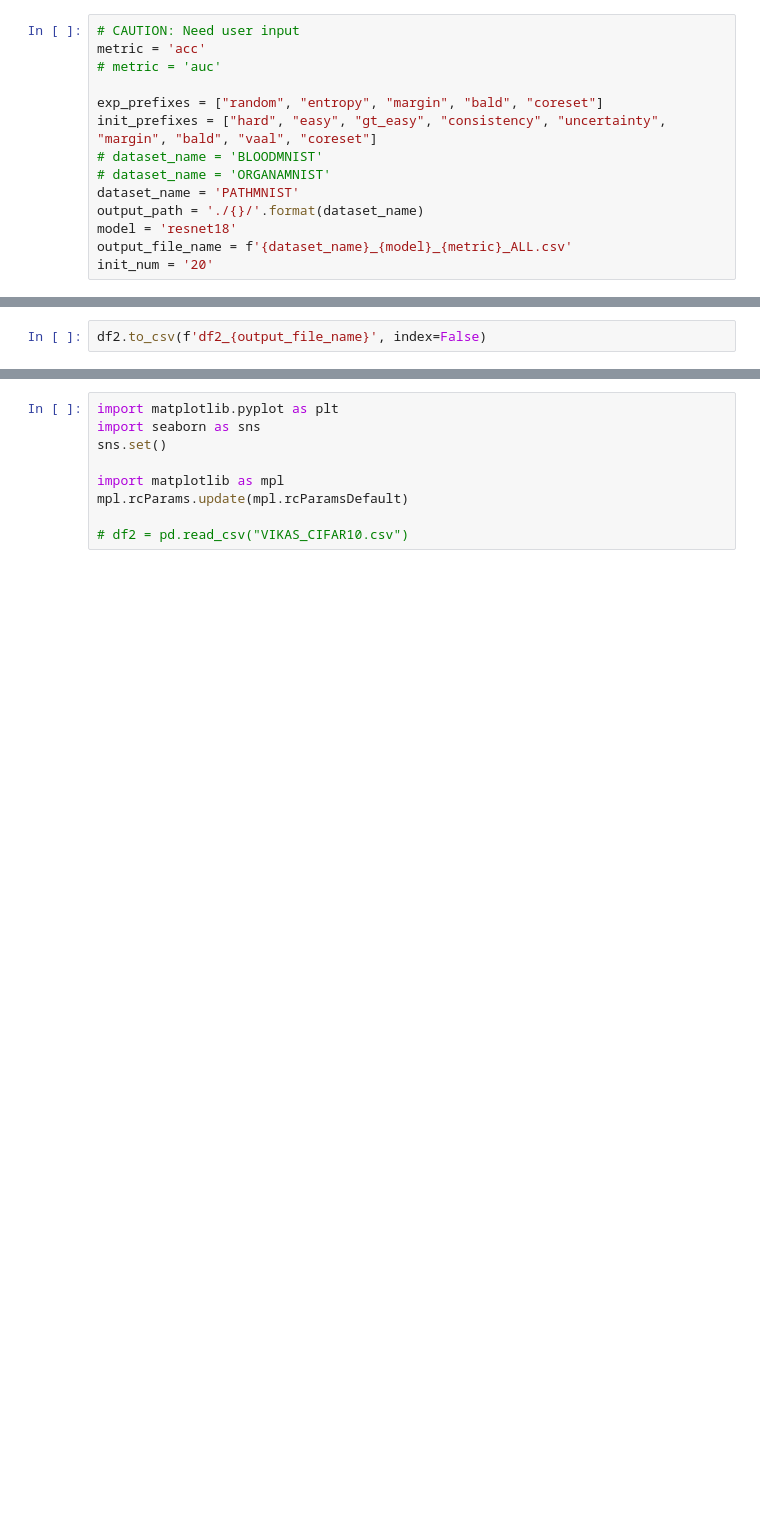
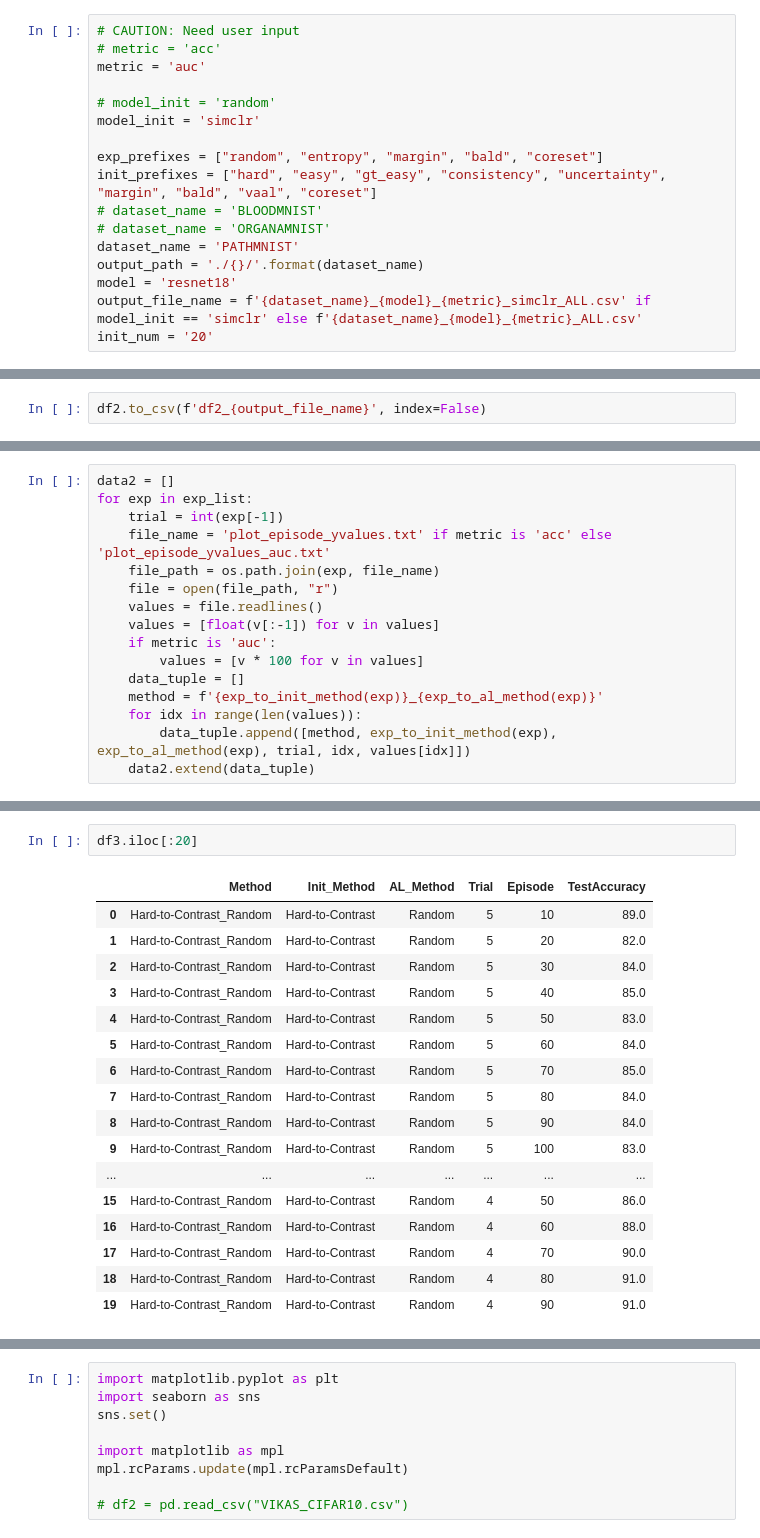
Before and after one commit to c-liangyu/init-pools-dal, a Jupyter notebook: output/CIFAR10_results.ipynb, the cells around one changed output, grey strips where cells are left out. Cells and saved outputs as stored; diff of their text form; blank space fills up the shorter version.

```diff
--- a/output/CIFAR10_results.ipynb
+++ b/output/CIFAR10_results.ipynb
@@ -6,8 +6,11 @@ import numpy as np
 import pandas as pd
 # %%
 # CAUTION: Need user input
-metric = 'acc'
-# metric = 'auc'
+# metric = 'acc'
+metric = 'auc'
+
+# model_init = 'random'
+model_init = 'simclr'
 
 exp_prefixes = ["random", "entropy", "margin", "bald", "coreset"]
 init_prefixes = ["hard", "easy", "gt_easy", "consistency", "uncertainty", "margin", "bald", "vaal", "coreset"]
@@ -16,7 +19,7 @@ init_prefixes = ["hard", "easy", "gt_easy", "consistency", "uncertainty", "margi
 dataset_name = 'PATHMNIST'
 output_path = './{}/'.format(dataset_name)
 model = 'resnet18'
-output_file_name = f'{dataset_name}_{model}_{metric}_ALL.csv'
+output_file_name = f'{dataset_name}_{model}_{metric}_simclr_ALL.csv' if model_init == 'simclr' else f'{dataset_name}_{model}_{metric}_ALL.csv'
 init_num = '20'
 # %%
 exp_list = []
@@ -115,0 +160,16 @@ df2
+# %%
+data2 = []
+for exp in exp_list:
+    trial = int(exp[-1])
+    file_name = 'plot_episode_yvalues.txt' if metric is 'acc' else 'plot_episode_yvalues_auc.txt'
+    file_path = os.path.join(exp, file_name)
+    file = open(file_path, "r")
+    values = file.readlines()
+    values = [float(v[:-1]) for v in values]
+    if metric is 'auc':
+        values = [v * 100 for v in values]
+    data_tuple = []
+    method = f'{exp_to_init_method(exp)}_{exp_to_al_method(exp)}'
+    for idx in range(len(values)):
+        data_tuple.append([method, exp_to_init_method(exp), exp_to_al_method(exp), trial, idx, values[idx]])
+    data2.extend(data_tuple)
@@ -115,0 +179,20 @@ df2
+# %%
+df3.iloc[:20]
+# %% [output]
+|  | Method | Init_Method | AL_Method | Trial | Episode | TestAccuracy |
+| 0 | Hard-to-Contrast_Random | Hard-to-Contrast | Random | 5 | 10 | 89.0 |
+| 1 | Hard-to-Contrast_Random | Hard-to-Contrast | Random | 5 | 20 | 82.0 |
+| 2 | Hard-to-Contrast_Random | Hard-to-Contrast | Random | 5 | 30 | 84.0 |
+| 3 | Hard-to-Contrast_Random | Hard-to-Contrast | Random | 5 | 40 | 85.0 |
+| 4 | Hard-to-Contrast_Random | Hard-to-Contrast | Random | 5 | 50 | 83.0 |
+| 5 | Hard-to-Contrast_Random | Hard-to-Contrast | Random | 5 | 60 | 84.0 |
+| 6 | Hard-to-Contrast_Random | Hard-to-Contrast | Random | 5 | 70 | 85.0 |
+| 7 | Hard-to-Contrast_Random | Hard-to-Contrast | Random | 5 | 80 | 84.0 |
+| 8 | Hard-to-Contrast_Random | Hard-to-Contrast | Random | 5 | 90 | 84.0 |
+| 9 | Hard-to-Contrast_Random | Hard-to-Contrast | Random | 5 | 100 | 83.0 |
+| ... | ... | ... | ... | ... | ... | ... |
+| 15 | Hard-to-Contrast_Random | Hard-to-Contrast | Random | 4 | 50 | 86.0 |
+| 16 | Hard-to-Contrast_Random | Hard-to-Contrast | Random | 4 | 60 | 88.0 |
+| 17 | Hard-to-Contrast_Random | Hard-to-Contrast | Random | 4 | 70 | 90.0 |
+| 18 | Hard-to-Contrast_Random | Hard-to-Contrast | Random | 4 | 80 | 91.0 |
+| 19 | Hard-to-Contrast_Random | Hard-to-Contrast | Random | 4 | 90 | 91.0 |
```
Also changed, not shown: parts of 17 cells of this notebook, 24 other files.
